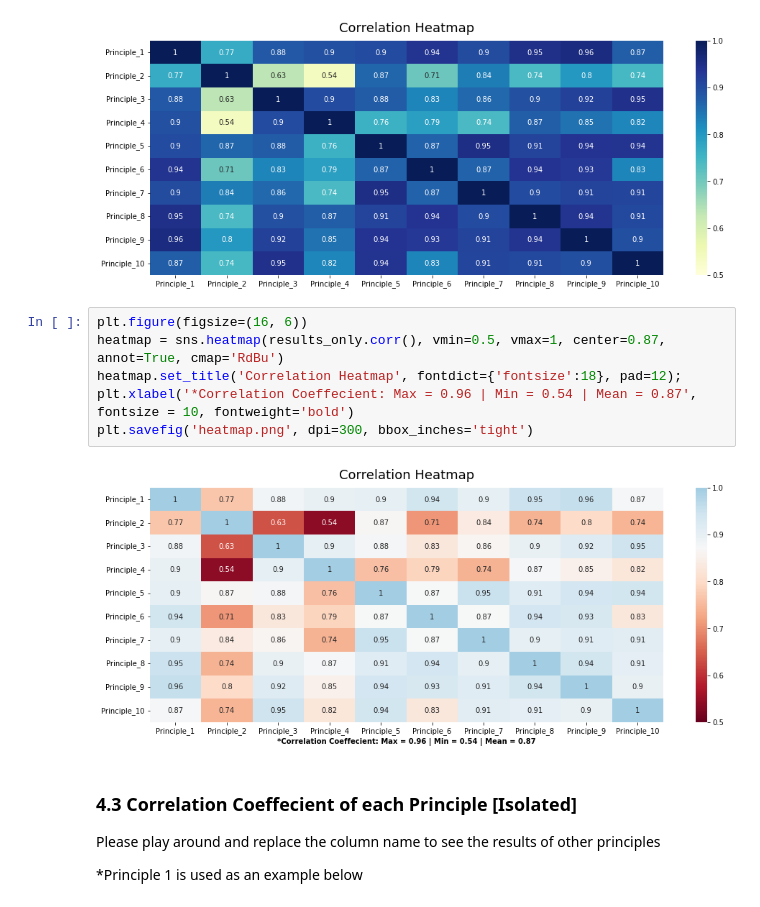
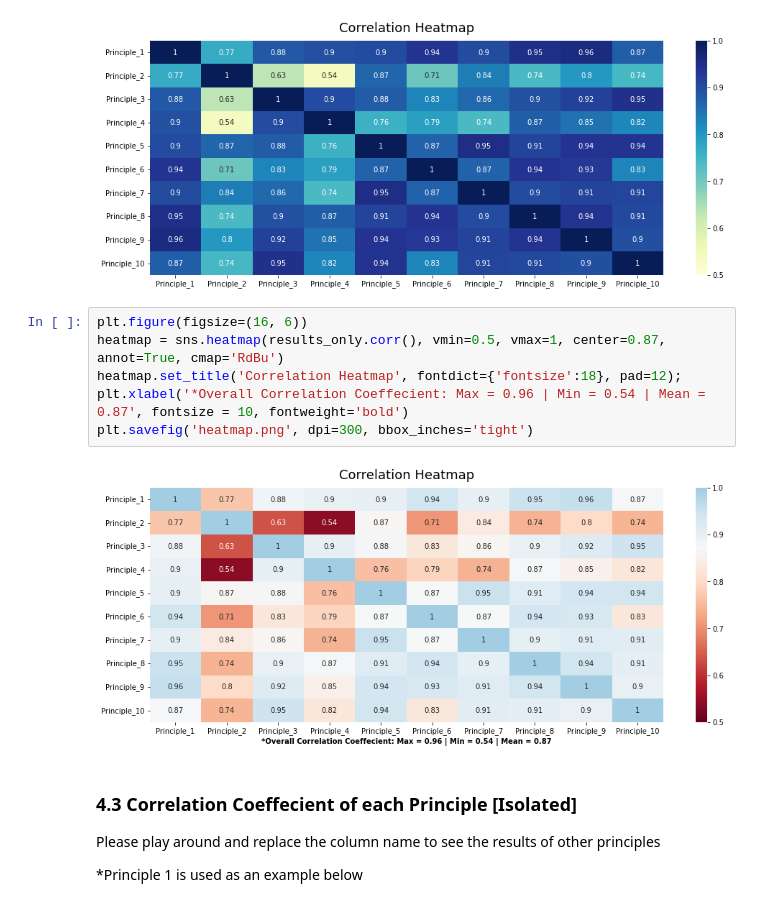
Before and after one commit to Kensuzuki95/Corporate_AI_Ethics_Guideline_Analysis, a Jupyter notebook: Result_Analysis.ipynb, the cells around one changed output. Cells and saved outputs as stored; diff of their text form.

```diff
--- a/Result_Analysis.ipynb
+++ b/Result_Analysis.ipynb
@@ -270,11 +270,11 @@ heatmap.set_title('Correlation Heatmap', fontdict={'fontsize':18}, pad=12);
 # %%
 plt.figure(figsize=(16, 6))
 heatmap = sns.heatmap(results_only.corr(), vmin=0.5, vmax=1, center=0.87, annot=True, cmap='RdBu')
 heatmap.set_title('Correlation Heatmap', fontdict={'fontsize':18}, pad=12);
-plt.xlabel('*Correlation Coeffecient: Max = 0.96 | Min = 0.54 | Mean = 0.87', fontsize = 10, fontweight='bold')
+plt.xlabel('*Overall Correlation Coeffecient: Max = 0.96 | Min = 0.54 | Mean = 0.87', fontsize = 10, fontweight='bold')
 plt.savefig('heatmap.png', dpi=300, bbox_inches='tight')
 # %% [output]
-[figure, old version]
+[figure, new version]
 # %% [markdown]
 ### 4.3 Correlation Coeffecient of each Principle [Isolated]
 Please play around and replace the column name to see the results of other principles
```
